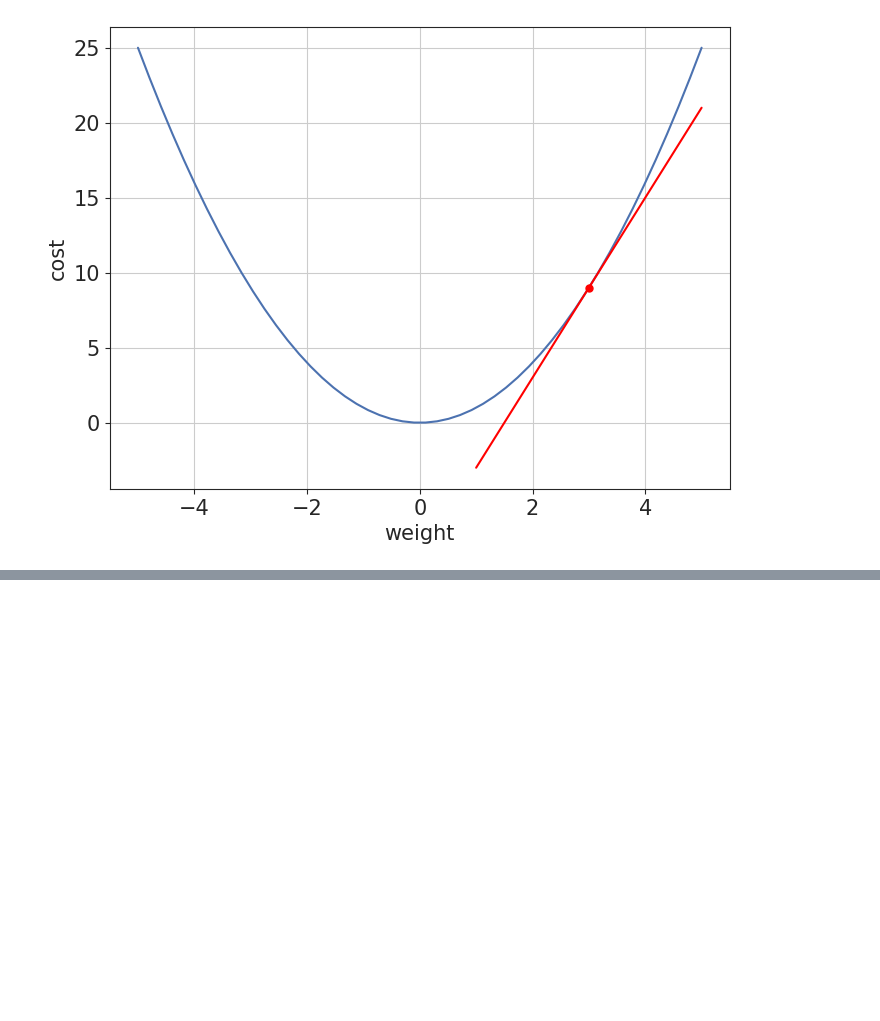
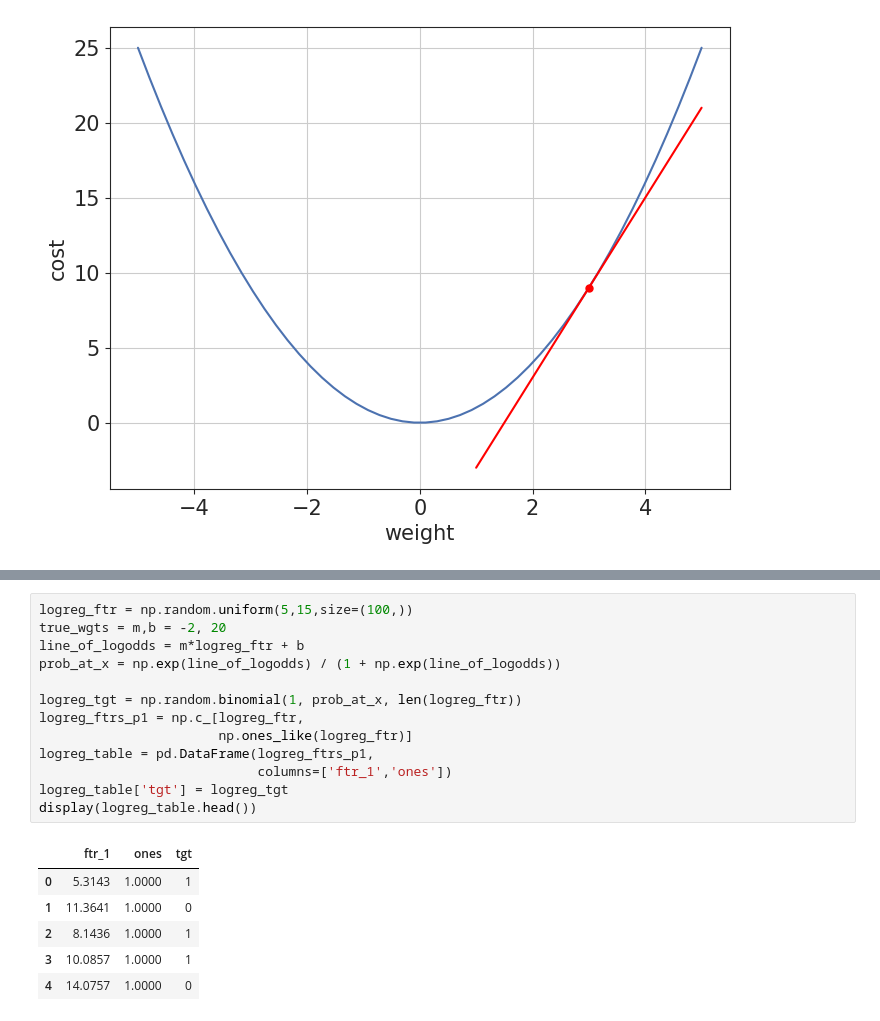
Before and after one commit to sminerport/ml-4-every1, a Jupyter notebook: Chapter-15-Connections-Extensions-and-Further-Directions.ipynb, the cells around one changed output, grey strips where cells are left out. Drawn from its saved outputs; the diff is of its cells as text; blank space fills up the shorter version.

```diff
--- a/Chapter-15-Connections-Extensions-and-Further-Directions.ipynb
+++ b/Chapter-15-Connections-Extensions-and-Further-Directions.ipynb
@@ -115,0 +279,20 @@ ax.set_ylabel('cost');
+# %%
+logreg_ftr = np.random.uniform(5,15,size=(100,))
+true_wgts = m,b = -2, 20
+line_of_logodds = m*logreg_ftr + b
+prob_at_x = np.exp(line_of_logodds) / (1 + np.exp(line_of_logodds))
+
+logreg_tgt = np.random.binomial(1, prob_at_x, len(logreg_ftr))
+logreg_ftrs_p1 = np.c_[logreg_ftr,
+                       np.ones_like(logreg_ftr)]
+logreg_table = pd.DataFrame(logreg_ftrs_p1,
+                            columns=['ftr_1','ones'])
+logreg_table['tgt'] = logreg_tgt
+display(logreg_table.head())
+# %% [output]
+|  | ftr_1 | ones | tgt |
+| 0 | 5.3143 | 1.0000 | 1 |
+| 1 | 11.3641 | 1.0000 | 0 |
+| 2 | 8.1436 | 1.0000 | 1 |
+| 3 | 10.0857 | 1.0000 | 1 |
+| 4 | 14.0757 | 1.0000 | 0 |
```
Also changed, not shown: parts of 43 cells of this notebook.
